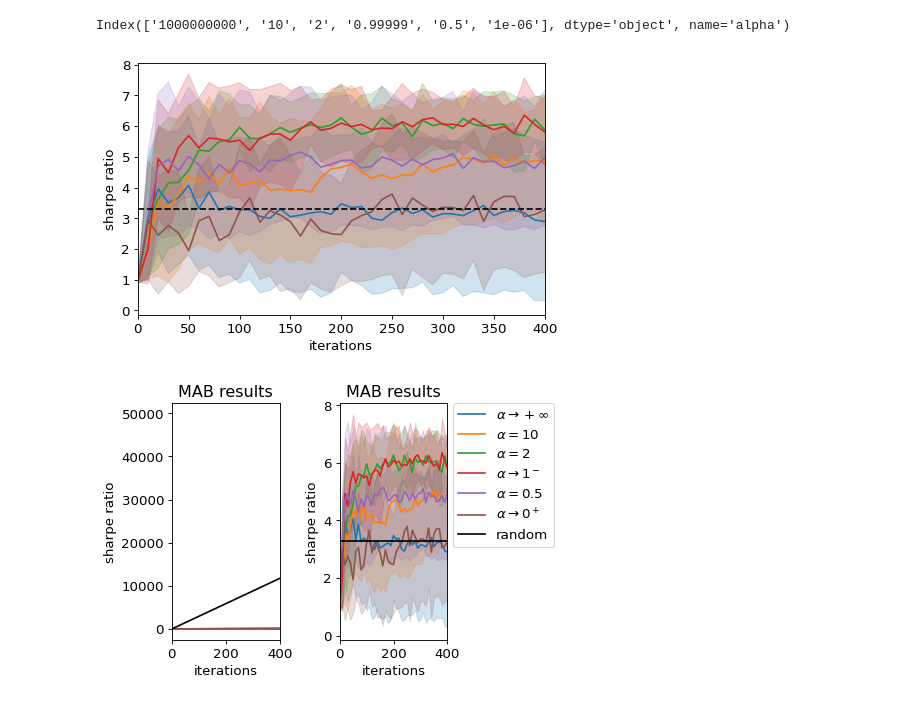
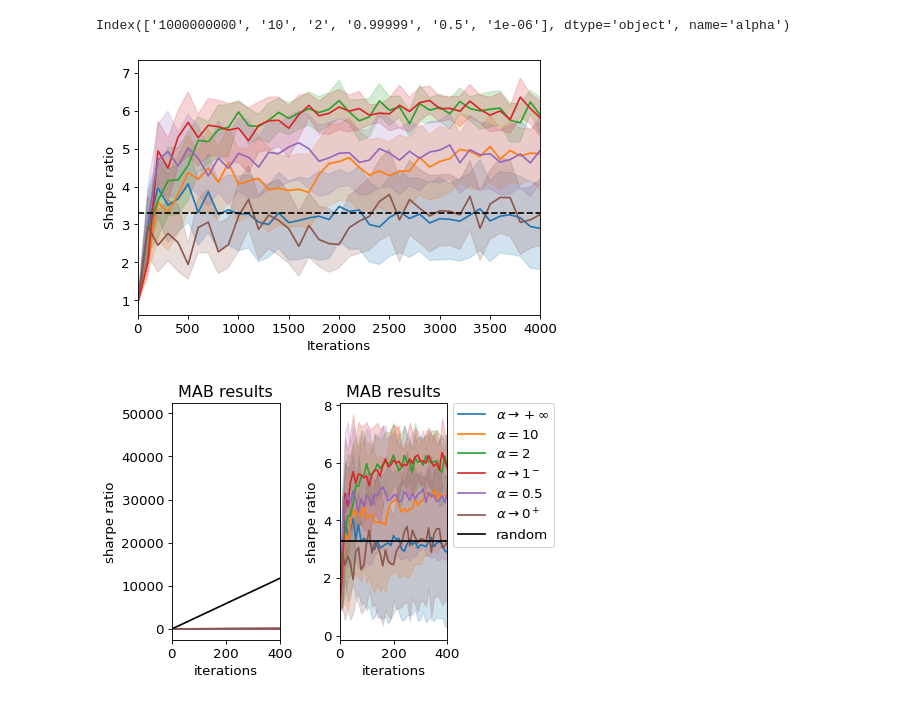
Before and after one commit to ucbtns/renyibounds, a Jupyter notebook: multi_armed_bandit/notebook/plot_learning_curves.ipynb, the cells around one changed output. Saved outputs shown, nothing was run; the diff lists cells and outputs as text; code cells hidden in the pictures.

```diff
--- a/multi_armed_bandit/notebook/plot_learning_curves.ipynb
+++ b/multi_armed_bandit/notebook/plot_learning_curves.ipynb
@@ -115,33 +115,33 @@ Index(['1000000000', '10', '2', '0.99999', '0.5', '1e-06'], dtype='object', name
 # %%
 alphas = ['1000000000', '10', '2', '0.99999', '0.5', '1e-06']
 
 matplotlib.rcParams['figure.figsize'] = [8.0, 6.0]
 matplotlib.rcParams['figure.dpi'] = 80
 matplotlib.rcParams['savefig.dpi'] = 100
 matplotlib.rcParams['font.size'] = 12
 matplotlib.rcParams['legend.fontsize'] = 'medium'
 matplotlib.rcParams['figure.titlesize'] = 'medium'
 colors = itertools.cycle(["b", "b", "g", "b", "b"])
 
 f, ax = plt.subplots(1, 1, figsize=(6,4))
 s = df2.droplevel('LogValue', axis=1)\
         .droplevel('Run', axis=1)\
-        .set_index(np.arange(100)*10)
-sns.lineplot(data=s, ax=ax, dashes=None, hue='alpha', ci='sd',
+        .set_index(np.arange(100)*100)
+sns.lineplot(data=s, ax=ax, dashes=None, hue='alpha', ci=95,
              hue_order=alphas, color=next(colors), legend=False)
 sns.lineplot([0,10000],[3.3,3.3], color='black')
 ax.lines[6].set_linestyle("--")
-ax.set_xlim([0,400])
+ax.set_xlim([0,4000])
 #ax.set_ylim([0,200])
-ax.set(xlabel='iterations', ylabel='sharpe ratio')
+ax.set(xlabel='Iterations', ylabel='Sharpe ratio')
 ax.grid(False)
 #plt.legend([r'$\alpha \rightarrow +\infty$', r'$\alpha = 10$', r'$\alpha = 2$', r'$\alpha \rightarrow 1^-$',
 #            r'$\alpha = 0.5$', r'$\alpha \rightarrow 0^+$', 'random'], bbox_to_anchor=(1.05, 1), loc=2, borderaxespad=0.)
 
 f.tight_layout(pad=1.0)
-f.savefig('mab_sharpe.pdf', bbox_inches='tight', pad_inches=0)
+f.savefig('mab_sharpe_95.pdf', bbox_inches='tight', pad_inches=0)
 # %% [output]
-[figure, old version]
+[figure, new version]
 # %%
 f, ax = plt.subplots(1, 2, figsize=(6,4))
 s1 = df1.droplevel('LogValue', axis=1)\
```
Also changed, not shown: parts of 2 cells of this notebook, 57 other files.
